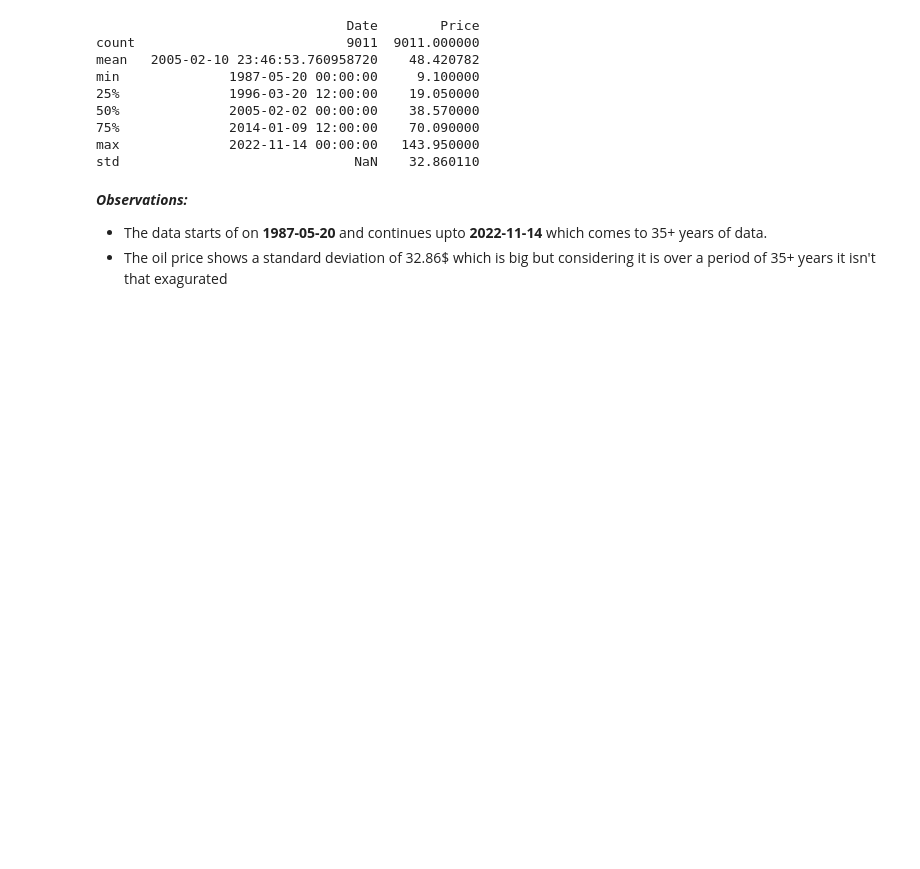
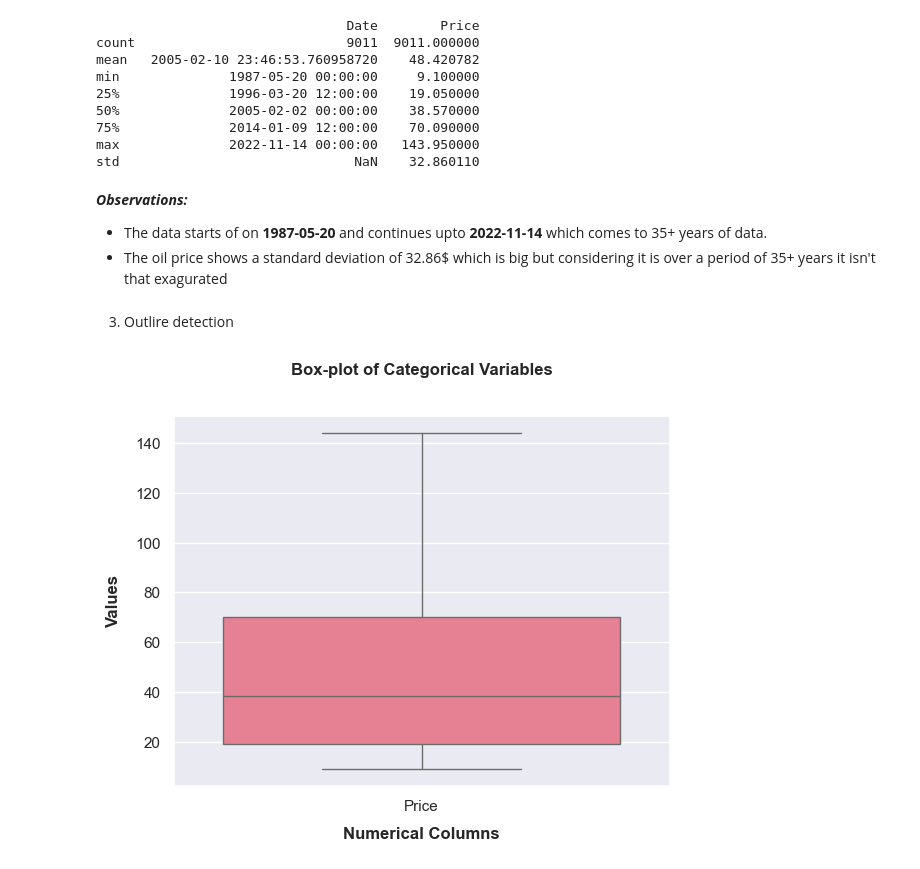
Before and after one commit to WildCayote/Brent-Oil-Market-Dynamics, a Jupyter notebook: notebooks/price_analysis.ipynb, the cells around one changed output. Saved outputs shown, nothing was run; the diff lists cells and outputs as text; code cells hidden in the pictures; blank space fills up the shorter version.

Commit message:
Feat: perfomed outlire detection

```diff
--- a/notebooks/price_analysis.ipynb
+++ b/notebooks/price_analysis.ipynb
@@ -83,3 +83,9 @@ std                              NaN    32.860110
 
 - The data starts of on **1987-05-20** and continues upto **2022-11-14** which comes to 35+ years of data.
 - The oil price shows a standard deviation of 32.86$ which is big but considering it is over a period of 35+ years it isn't that exagurated
+# %% [markdown]
+3) Outlire detection
+# %%
+analyzer.outlire_detection()
+# %% [output]
+[figure, added]
```
Also changed, not shown: parts of 2 cells of this notebook.
